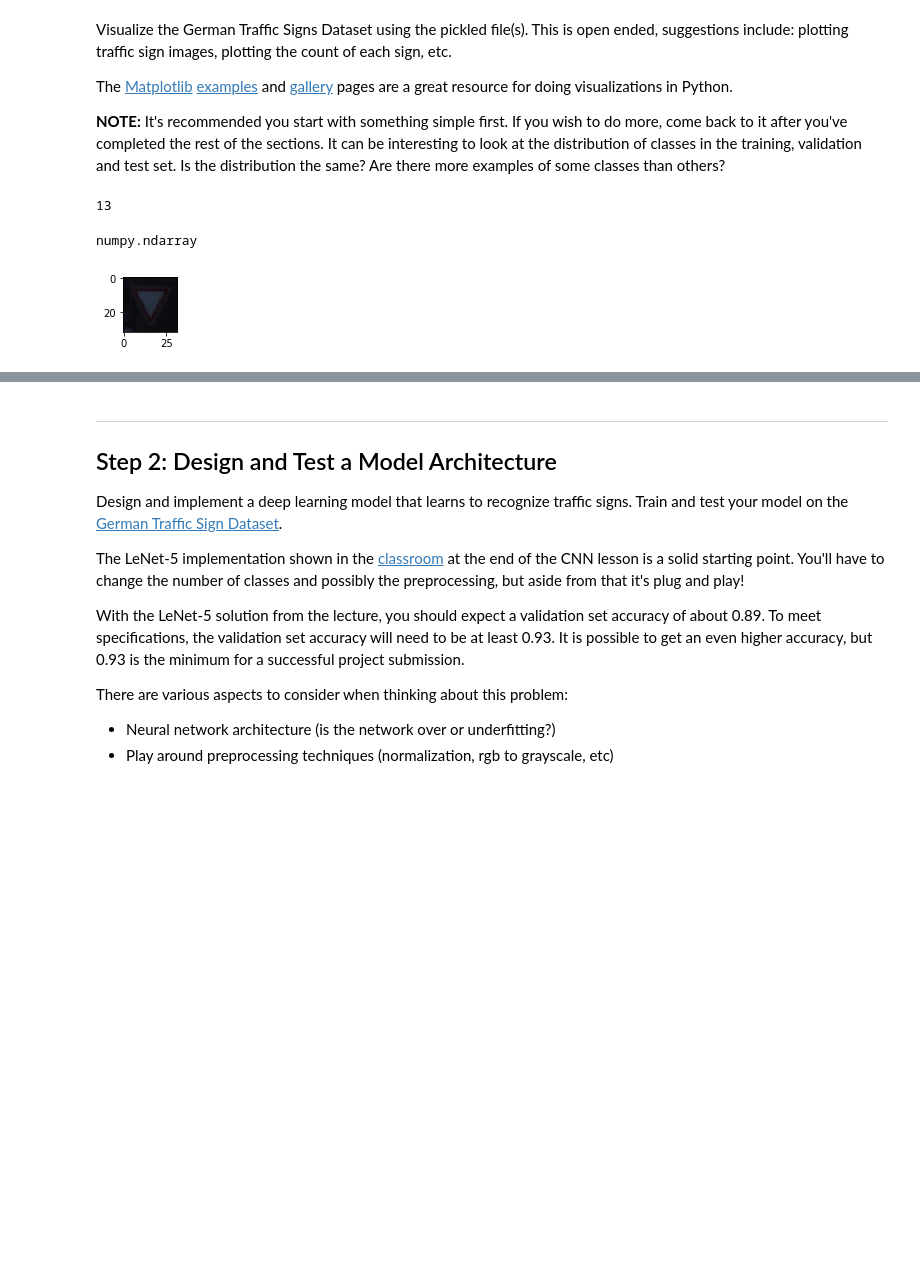
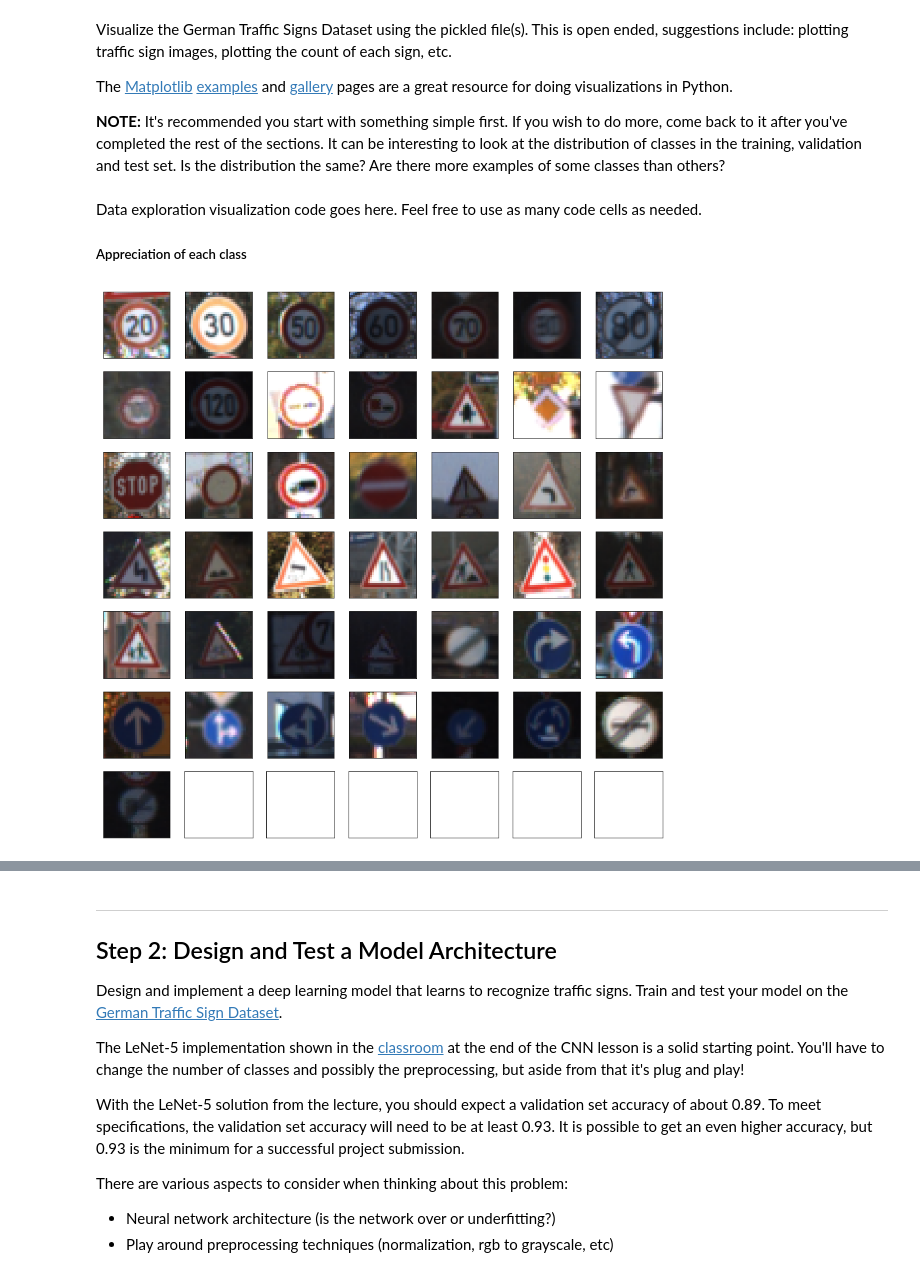
Before and after one commit to scifiss/CarND-Traffic-Sign-Classifier-Project, a Jupyter notebook: Traffic_Sign_Classifier_rebecca.ipynb, the cells around one changed output, grey strips where cells are left out. Cells and saved outputs as stored; diff of their text form; code cells hidden in the pictures; blank space fills up the shorter version.

```diff
--- a/Traffic_Sign_Classifier_rebecca.ipynb
+++ b/Traffic_Sign_Classifier_rebecca.ipynb
@@ -93,9 +87,11 @@ n_test = len(X_test)
 image_shape = X_train[0].shape
 Height,Width,Channel = X_train[0].shape
 # TODO: How many unique classes/labels there are in the dataset.
-n_classes = len(np.unique(y_train))
+yclasses = np.unique(y_train)
+n_classes = len(yclasses)
 
 print("Number of training examples =", n_train)
+print("Number of validation examples =", n_validation)
 print("Number of testing examples =", n_test)
 print("Image data shape =", image_shape)
 print("Number of classes =", n_classes)
@@ -112,20 +109,24 @@ Visualize the German Traffic Signs Dataset using the pickled file(s). This is op
 The [Matplotlib](http://matplotlib.org/) [examples](http://matplotlib.org/examples/index.html) and [gallery](http://matplotlib.org/gallery.html) pages are a great resource for doing visualizations in Python.
 
 **NOTE:** It's recommended you start with something simple first. If you wish to do more, come back to it after you've completed the rest of the sections. It can be interesting to look at the distribution of classes in the training, validation and test set. Is the distribution the same? Are there more examples of some classes than others?
-# %%
-### Data exploration visualization code goes here.
-### Feel free to use as many code cells as needed.
-
-
-# Visualizations will be shown in the notebook.
-
-index = random.randint(0,len(X_train))
-image = X_train[index].squeeze()
-plt.figure(figsize=(1,1))
-plt.imshow(image)
-print(y_train[index])
-type(image)
-# %% [output]
-13
-numpy.ndarray
-[figure, removed]
+# %% [markdown]
+Data exploration visualization code goes here.
+Feel free to use as many code cells as needed.
+
+##### Appreciation of each class
+# %%
+nclassperRow = 7
+nRow = 7
+fig, axarr = plt.subplots(nRow,nclassperRow, figsize=(15,15))
+for i in range(nRow):
+    for j in range(nclassperRow):
+        classnum = i*nclassperRow+j
+        if classnum<n_classes:
+            samples = X_train[y_train==classnum,...]
+            index = random.randint(0,len(samples)-1)
+            axarr[i,j].imshow(samples[index])
+        axarr[i,j].axes.get_xaxis().set_visible(False)
+        axarr[i,j].axes.get_yaxis().set_visible(False)
+fig.savefig('datasetall.png')
+# %% [output]
+[figure, added]
```
Also changed, not shown: parts of 48 cells of this notebook.
